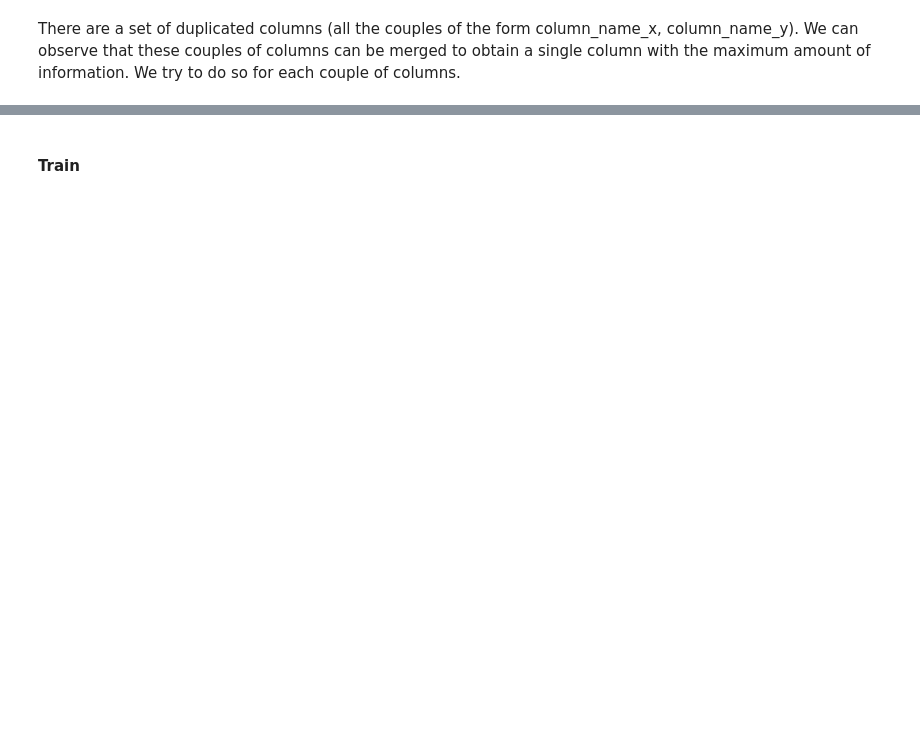
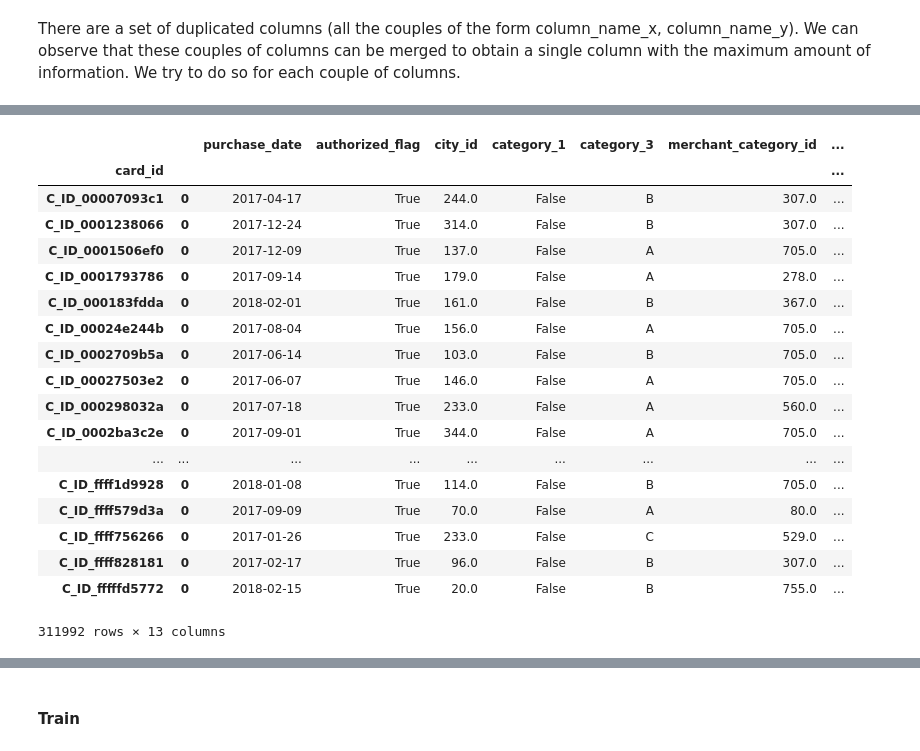
Before and after one commit to TacchinoLeso/ELO, a Jupyter notebook: (2)Dataframes_merging_small.ipynb, the cells around one changed output, grey strips where cells are left out. Saved outputs shown, nothing was run; the diff lists cells and outputs as text; code cells hidden in the pictures; blank space fills up the shorter version.

Commit message:
small dataframe complete

```diff
--- a/(2)Dataframes_merging_small.ipynb
+++ b/(2)Dataframes_merging_small.ipynb
@@ -163,8 +156,8 @@ There are a set of duplicated columns (all the couples of the form column_name_x
 # %%
 #subsector_id
 # %%
-cat_features = ['authorized_flag','city_id', 'category_1','category_3', 'merchant_category_id', 'merchant_id',
-                'category_2', 'state_id', 'subsector_id', 'merchant_group_id', 'most_recent_sales_range', 'most_recent_purchases_range', 'category_4']
+cat_features = ['purchase_date', 'authorized_flag','city_id', 'category_1','category_3', 'merchant_category_id', 'merchant_id',
+                'category_2', 'state_id', 'subsector_id', 'most_recent_sales_range', 'most_recent_purchases_range', 'category_4']
 num_features = ['numerical_1', 'numerical_2','installments', 'month_lag', 'purchase_amount', 'avg_sales_lag3', 'avg_purchases_lag3', 'active_months_lag3',
        'avg_sales_lag6', 'avg_purchases_lag6', 'active_months_lag6', 'avg_sales_lag12', 'avg_purchases_lag12', 'active_months_lag12']
 # %%
@@ -188 +195,3 @@ transactions_df.columns
+# %%
+gdf_cat = gdf[cat_features].apply(lambda x: x.mode())
 # %%
@@ -203,0 +264,24 @@ NameError: name 'new_transactions_df' is not defined
+# %%
+gdf_cat.dropna(axis=0, how='any', inplace = True)
+# %%
+gdf_cat
+# %% [output]
+|  |  | purchase_date | authorized_flag | city_id | category_1 | category_3 | merchant_category_id | ... |
+| card_id |  |  |  |  |  |  |  | ... |
+| C_ID_00007093c1 | 0 | 2017-04-17 | True | 244.0 | False | B | 307.0 | ... |
+| C_ID_0001238066 | 0 | 2017-12-24 | True | 314.0 | False | B | 307.0 | ... |
+| C_ID_0001506ef0 | 0 | 2017-12-09 | True | 137.0 | False | A | 705.0 | ... |
+| C_ID_0001793786 | 0 | 2017-09-14 | True | 179.0 | False | A | 278.0 | ... |
+| C_ID_000183fdda | 0 | 2018-02-01 | True | 161.0 | False | B | 367.0 | ... |
+| C_ID_00024e244b | 0 | 2017-08-04 | True | 156.0 | False | A | 705.0 | ... |
+| C_ID_0002709b5a | 0 | 2017-06-14 | True | 103.0 | False | B | 705.0 | ... |
+| C_ID_00027503e2 | 0 | 2017-06-07 | True | 146.0 | False | A | 705.0 | ... |
+| C_ID_000298032a | 0 | 2017-07-18 | True | 233.0 | False | A | 560.0 | ... |
+| C_ID_0002ba3c2e | 0 | 2017-09-01 | True | 344.0 | False | A | 705.0 | ... |
+| ... | ... | ... | ... | ... | ... | ... | ... | ... |
+| C_ID_ffff1d9928 | 0 | 2018-01-08 | True | 114.0 | False | B | 705.0 | ... |
+| C_ID_ffff579d3a | 0 | 2017-09-09 | True | 70.0 | False | A | 80.0 | ... |
+| C_ID_ffff756266 | 0 | 2017-01-26 | True | 233.0 | False | C | 529.0 | ... |
+| C_ID_ffff828181 | 0 | 2017-02-17 | True | 96.0 | False | B | 307.0 | ... |
+| C_ID_fffffd5772 | 0 | 2018-02-15 | True | 20.0 | False | B | 755.0 | ... |
+311992 rows × 13 columns
```
Also changed, not shown: parts of 33 cells of this notebook, 4 other files.
